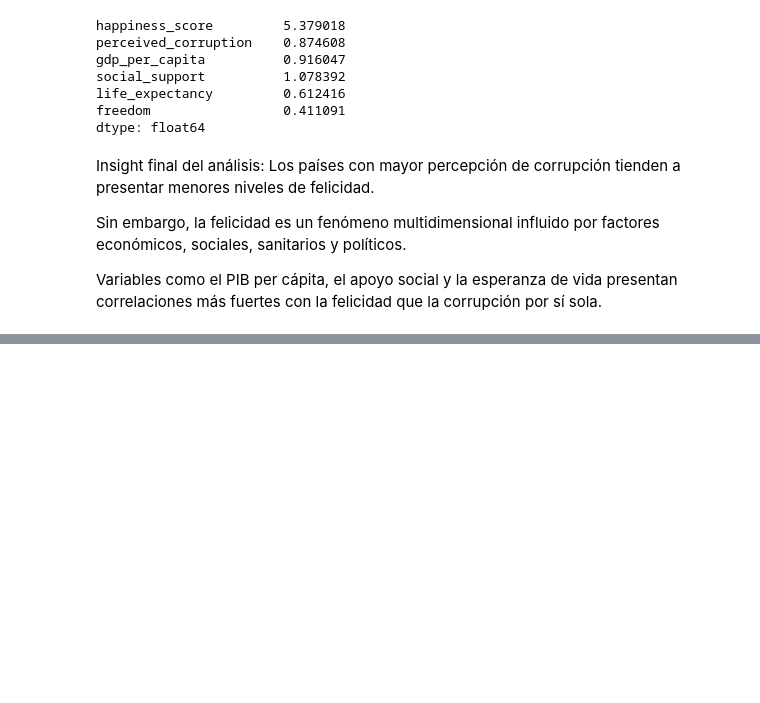
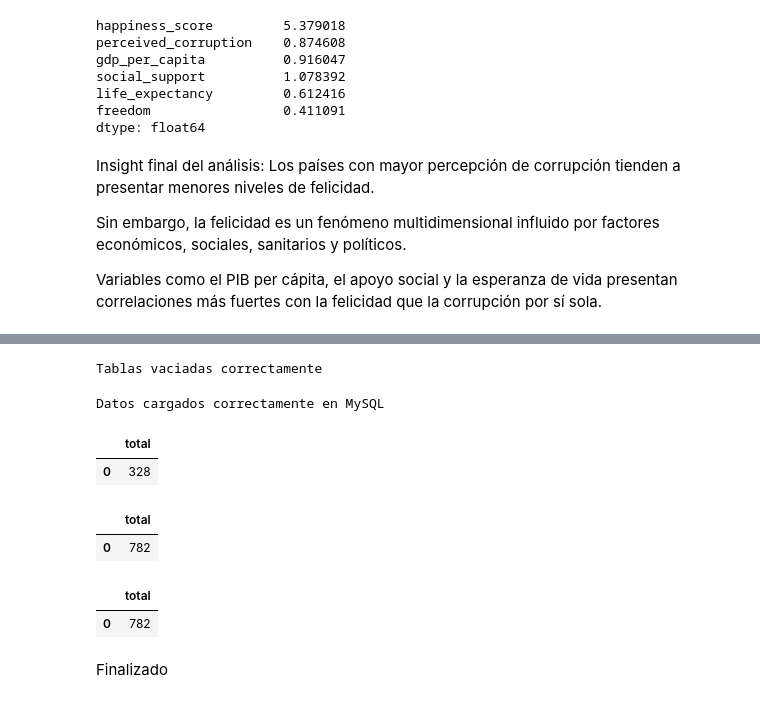
Before and after one commit to gabrieleb76-bot/happiness-corruption-analysis, a Jupyter notebook: sql-database/notebooks/01_data_cleaning.ipynb, the cells around one changed output, grey strips where cells are left out. Drawn from its saved outputs; the diff is of its cells as text; code cells hidden in the pictures; blank space fills up the shorter version.

```diff
--- a/sql-database/notebooks/01_data_cleaning.ipynb
+++ b/sql-database/notebooks/01_data_cleaning.ipynb
@@ -501,0 +567,17 @@ Variables como el PIB per cápita, el apoyo social y la esperanza de vida presen
+# %%
+# Verificamos que los datos se hayan cargado correctamente
+from sqlalchemy import create_engine, text
+from urllib.parse import quote_plus
+
+user = "root"
+password = quote_plus("Gazeb@85")
+host = "localhost"
+port = "3306"
+database = "happiness_corruption_db"
+
+engine = create_engine(
+    f"mysql+pymysql://{user}:{password}@{host}:{port}/{database}"
+)
+
+with engine.connect() as connection:
+    print(connection.execute(text("SELECT DATABASE();")).fetchone())
@@ -501,0 +605,39 @@ Variables como el PIB per cápita, el apoyo social y la esperanza de vida presen
+# %%
+from sqlalchemy import text
+
+with engine.connect() as connection:
+    connection.execute(text("SET FOREIGN_KEY_CHECKS = 0"))
+    connection.execute(text("TRUNCATE TABLE corruption_indicators"))
+    connection.execute(text("TRUNCATE TABLE happiness_indicators"))
+    connection.execute(text("TRUNCATE TABLE countries"))
+    connection.execute(text("SET FOREIGN_KEY_CHECKS = 1"))
+    connection.commit()
+
+print("Tablas vaciadas correctamente")
+# %% [output]
+Tablas vaciadas correctamente
+# %%
+countries.to_sql("countries", engine, if_exists="append", index=False)
+happiness_indicators.to_sql("happiness_indicators", engine, if_exists="append", index=False)
+corruption_indicators.to_sql("corruption_indicators", engine, if_exists="append", index=False)
+
+print("Datos cargados correctamente en MySQL")
+# %% [output]
+Datos cargados correctamente en MySQL
+# %%
+pd.read_sql("SELECT COUNT(*) AS total FROM countries", engine)
+# %% [output]
+|  | total |
+| 0 | 328 |
+# %%
+pd.read_sql("SELECT COUNT(*) AS total FROM happiness_indicators", engine)
+# %% [output]
+|  | total |
+| 0 | 782 |
+# %%
+pd.read_sql("SELECT COUNT(*) AS total FROM corruption_indicators", engine)
+# %% [output]
+|  | total |
+| 0 | 782 |
+# %% [markdown]
+Finalizado
```
Also changed, not shown: parts of 7 cells of this notebook, 2 other files.
